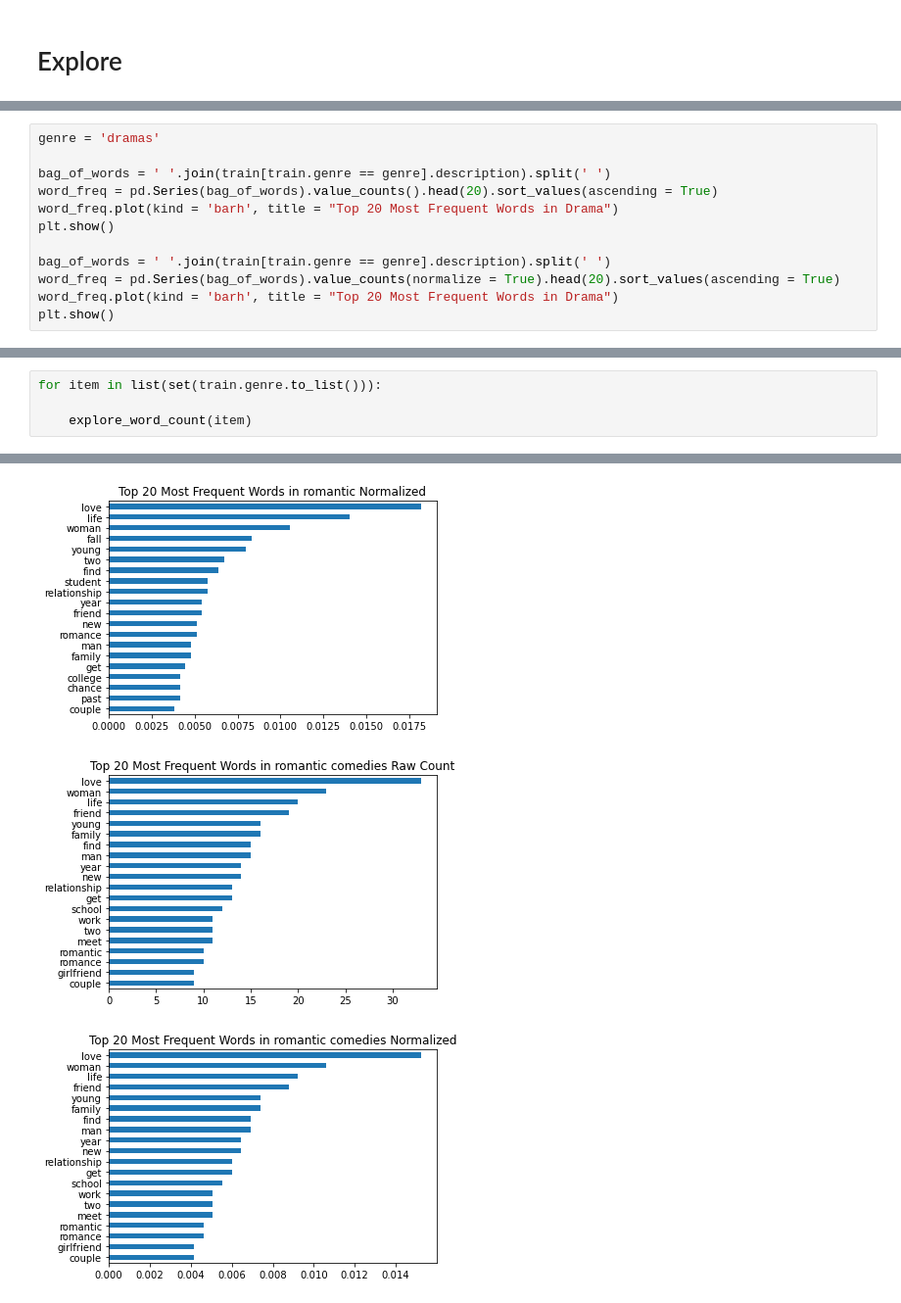
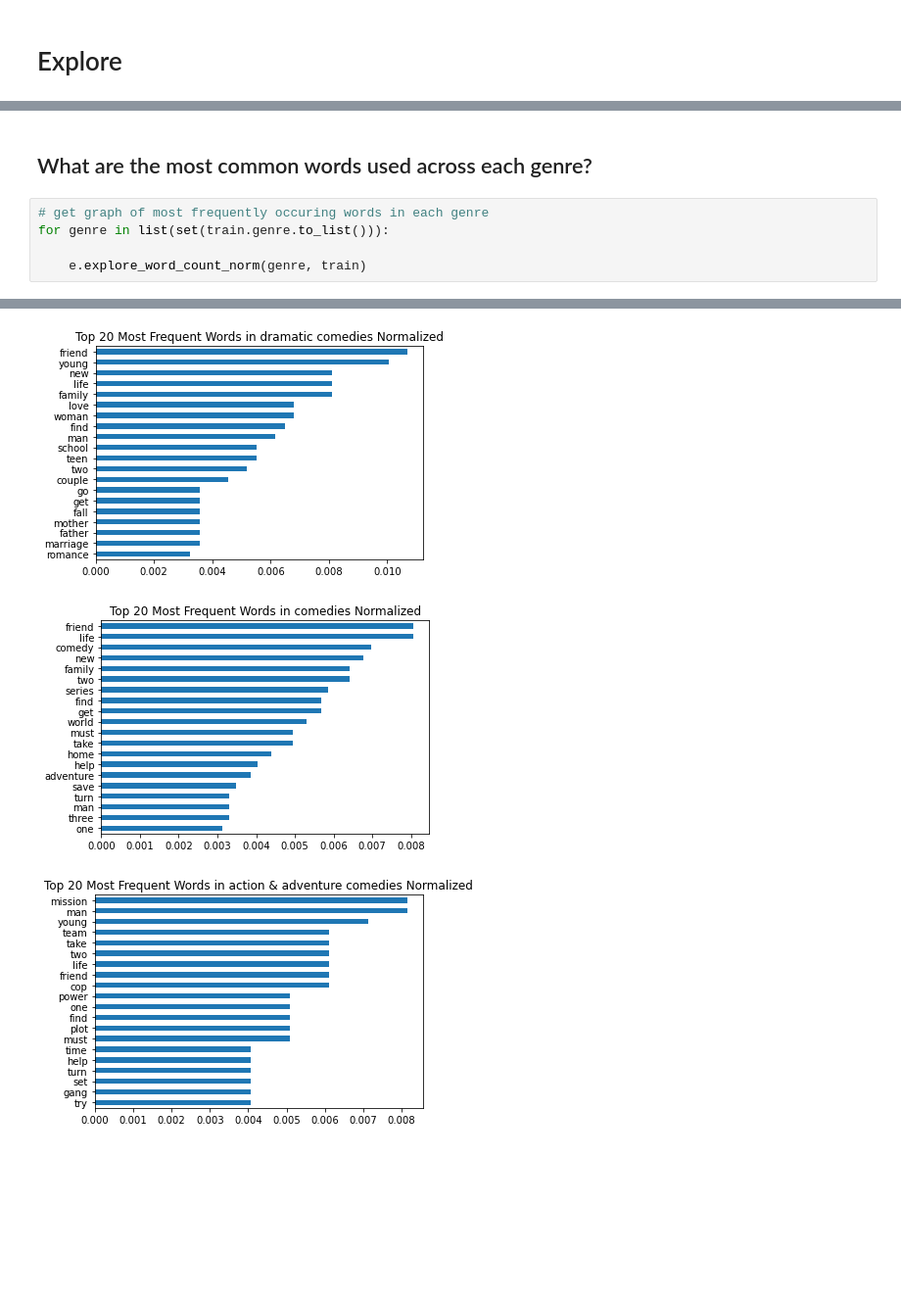
Before and after one commit to Johndsalas/guess_the_genre_netflix, a Jupyter notebook: Main.ipynb, the cells around one changed output, grey strips where cells are left out. Shown at 98% size. Cells and saved outputs as stored; diff of their text form; blank space fills up the shorter version.

Commit message:
exploring signpost words

```diff
--- a/Main.ipynb
+++ b/Main.ipynb
@@ -123,12 +116,0 @@ plt.show()
-# %%
-genre = 'dramas'
-
-bag_of_words = ' '.join(train[train.genre == genre].description).split(' ')
-word_freq = pd.Series(bag_of_words).value_counts().head(20).sort_values(ascending = True)
-word_freq.plot(kind = 'barh', title = "Top 20 Most Frequent Words in Drama")
-plt.show()
-
-bag_of_words = ' '.join(train[train.genre == genre].description).split(' ')
-word_freq = pd.Series(bag_of_words).value_counts(normalize = True).head(20).sort_values(ascending = True)
-word_freq.plot(kind = 'barh', title = "Top 20 Most Frequent Words in Drama")
-plt.show()
@@ -178,5 +121,8 @@ explore_word_count('comedies')
+# %% [markdown]
+## What are the most common words used across each genre?
 # %%
-for item in list(set(train.genre.to_list())):
+# get graph of most frequently occuring words in each genre
+for genre in list(set(train.genre.to_list())):
 
-    explore_word_count(item)
+    e.explore_word_count_norm(genre, train)
 # %% [output]
@@ -186,3 +132,3 @@ for item in list(set(train.genre.to_list())):
-[figure, old version]
+[figure, new version]
-[figure, old version]
+[figure, new version]
-[figure, old version]
+[figure, new version]
```
Also changed, not shown: parts of 36 cells of this notebook, 3 other files.
